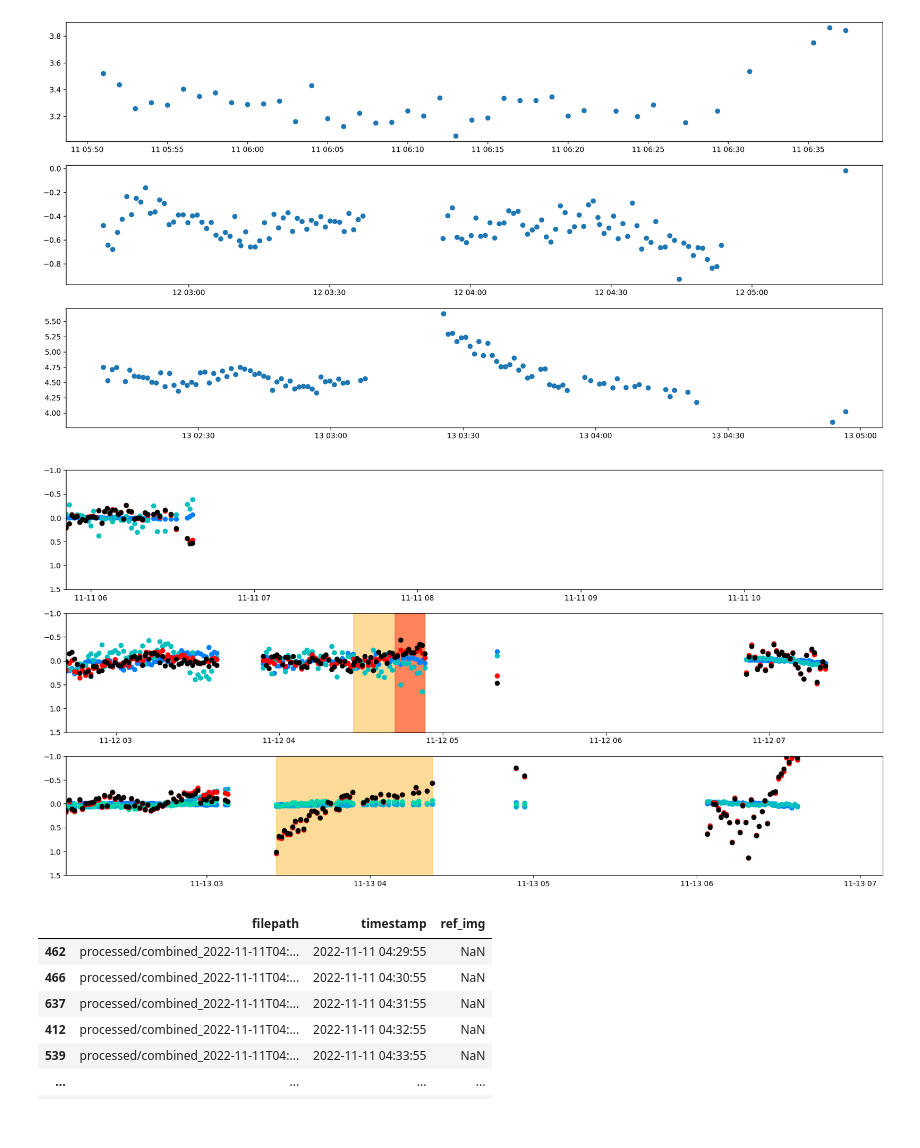
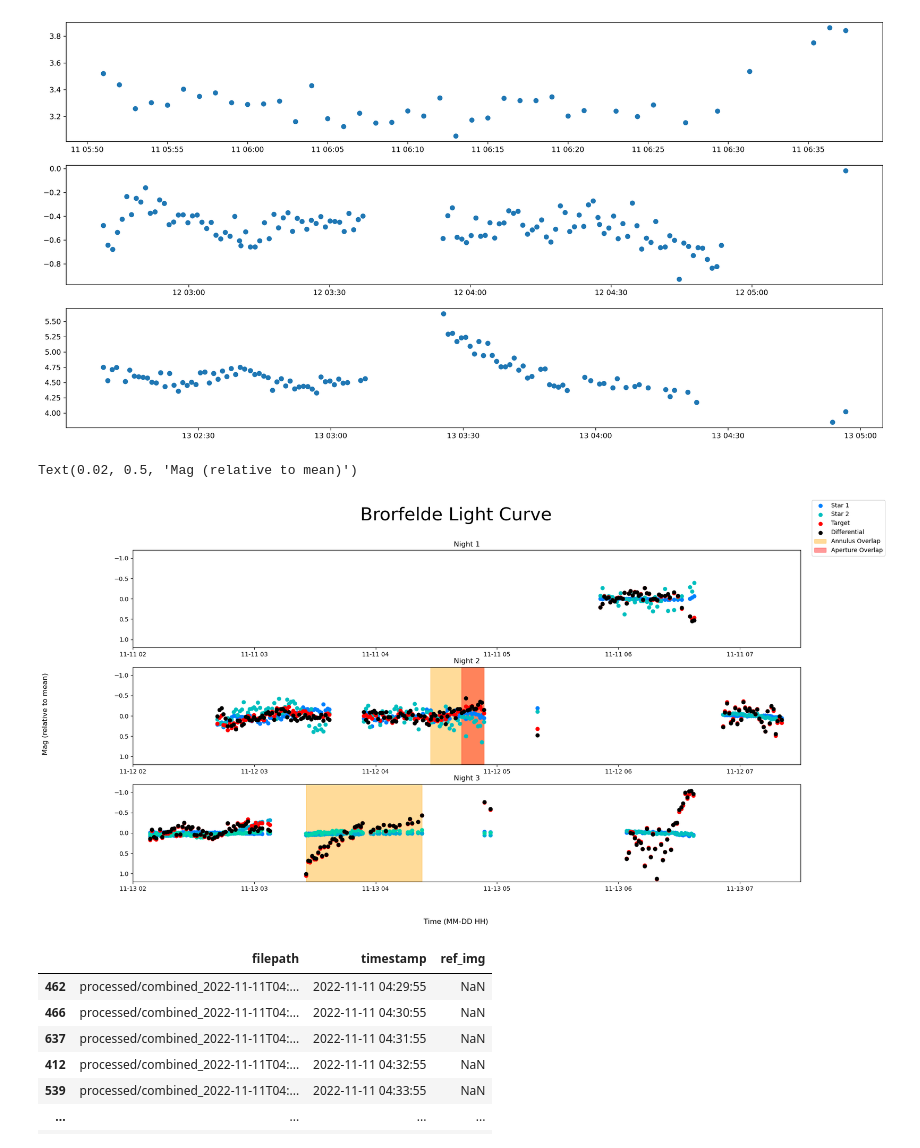
Before and after one commit to mkzeender/astrophysics-brorfelde, a Jupyter notebook: photometry.ipynb, the cells around one changed output. Drawn from its saved outputs; the diff is of its cells as text; code cells hidden in the pictures.

Commit message:
prettified light curve

```diff
--- a/photometry.ipynb
+++ b/photometry.ipynb
@@ -326,7 +326,7 @@ fig.set_figwidth(20)
 
 
 #times when the object's aperture or annulus visibly crossed over a star in the field
-y_lim = (-1.0, 1.5)
+y_lim = (-1.2, 1.2)
 blot(axes[1], y_lim, '2022-11-12T04:27:11', '2022-11-12T04:53:31')
 blot(axes[2], y_lim, '2022-11-13T03:25:33', '2022-11-13T04:22:53')
 blot(axes[1], y_lim, '2022-11-12T04:53:31', '2022-11-12T04:42:31', color='red')
@@ -337,37 +337,50 @@ for data, ax_num in (photometry_1, 0), (photometry_2_group_1, 1), (photometry_2_
     # for y_name, color in ('uncalibrated_star_mag', 'cyan'), ('uncalibrated_target_mag', 'black'), ('differential_mag', 'red'):
 
 
     # count ref stars
     for i in range(10000000):
         if (y_name := f"uncalibrated_star_{i}_mag") not in data.columns:
             n = i
             break
 
     bg_star_colors = [(0, 0.5 + g/2/n, 1 - g/2/n) for g in range(n)]
 
     for i in range(n):
         y_name = f"uncalibrated_star_{i}_mag"
         ax.scatter(data['timestamp'],data[y_name] - np.mean(data[y_name]), color=bg_star_colors[i])
 
 
 
     y_name = 'uncalibrated_target_mag'
     ax.scatter(data['timestamp'],data[y_name] - np.mean(data[y_name]), color='red')
 
     y_name = 'differential_mag'
     ax.scatter(data['timestamp'],data[y_name] - np.mean(data[y_name]), color='black')
 
     ax.set_ylim(y_lim)
 
-for data, ax in zip([photometry_1, photometry_2_group_1, photometry_3_group_1], axes):
-        t_0 = min(data['timestamp'])
-        ax.set_xlim((t_0, t_0 + timedelta(hours=5)))
+for i, (data, ax) in enumerate(zip([photometry_1, photometry_2_group_1, photometry_3_group_1], axes)):
+        t_0 = parse('2022-11-11T2:00:00') + timedelta(days=i)
+
+        ax.set_xlim((t_0, t_0 + timedelta(hours=5, minutes=30)))
 
         ax.invert_yaxis()
     # ax.scatter(data['timestamp'],data['uncalibrated_star_mag'])
     # ax.scatter(data['timestamp'],data['differential_mag'])
+
+axes[0].set_title('Night 1')
+axes[1].set_title('Night 2')
+axes[2].set_title('Night 3')
+
+
+fig.legend(['Star 1', 'Star 2', 'Target', 'Differential', 'Annulus Overlap', 'Aperture Overlap'])
+fig.suptitle('Brorfelde Light Curve', size=30)
+
+fig.supxlabel('Time (MM-DD HH)')
+fig.supylabel('Mag (relative to mean)')
 # %% [output]
+Text(0.02, 0.5, 'Mag (relative to mean)')
-[figure, old version]
+[figure, new version]
 # %%
 %matplotlib tk
 # troubleshooting missed data?
```
Also changed, not shown: 1 other file.
